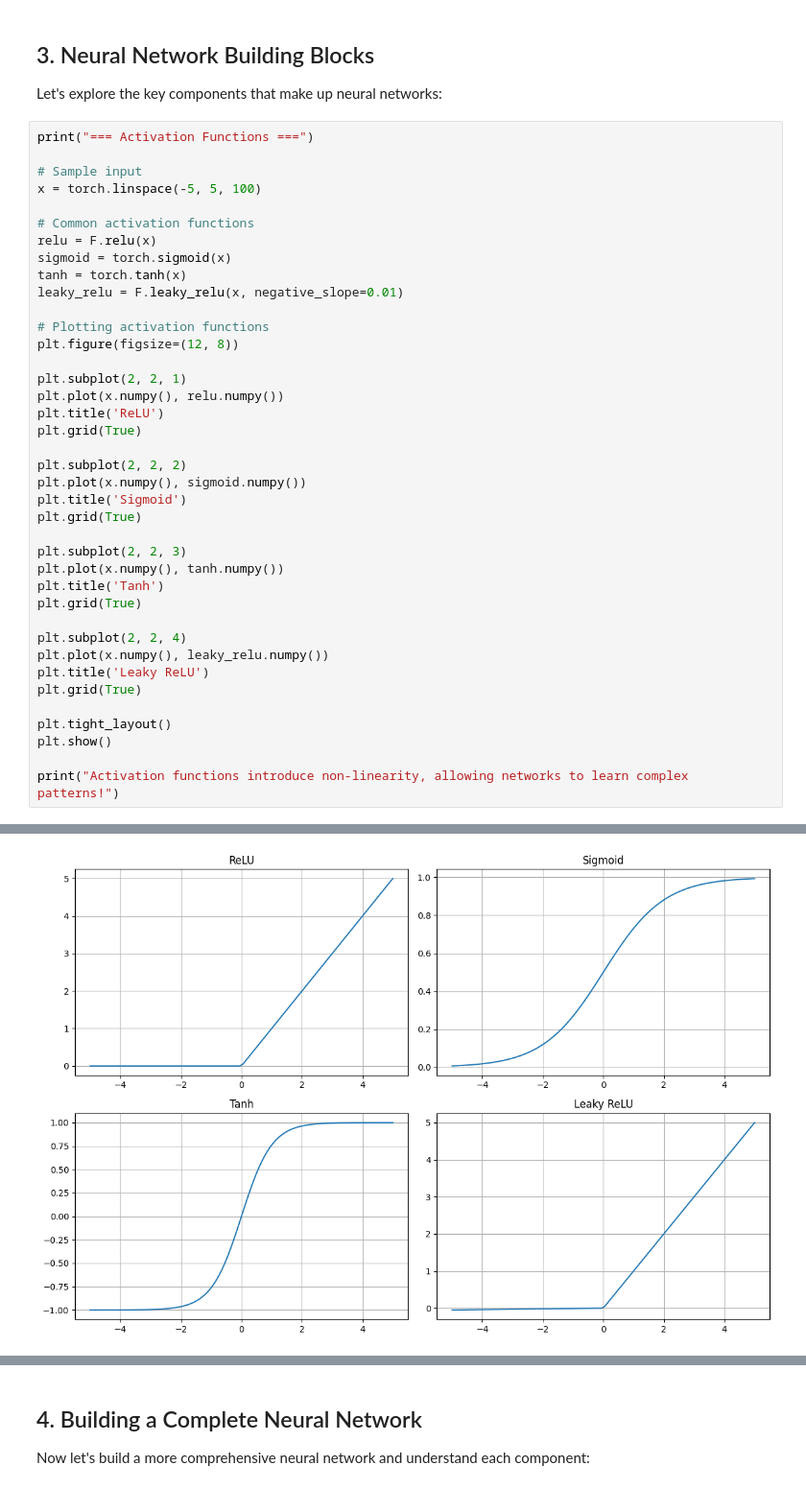
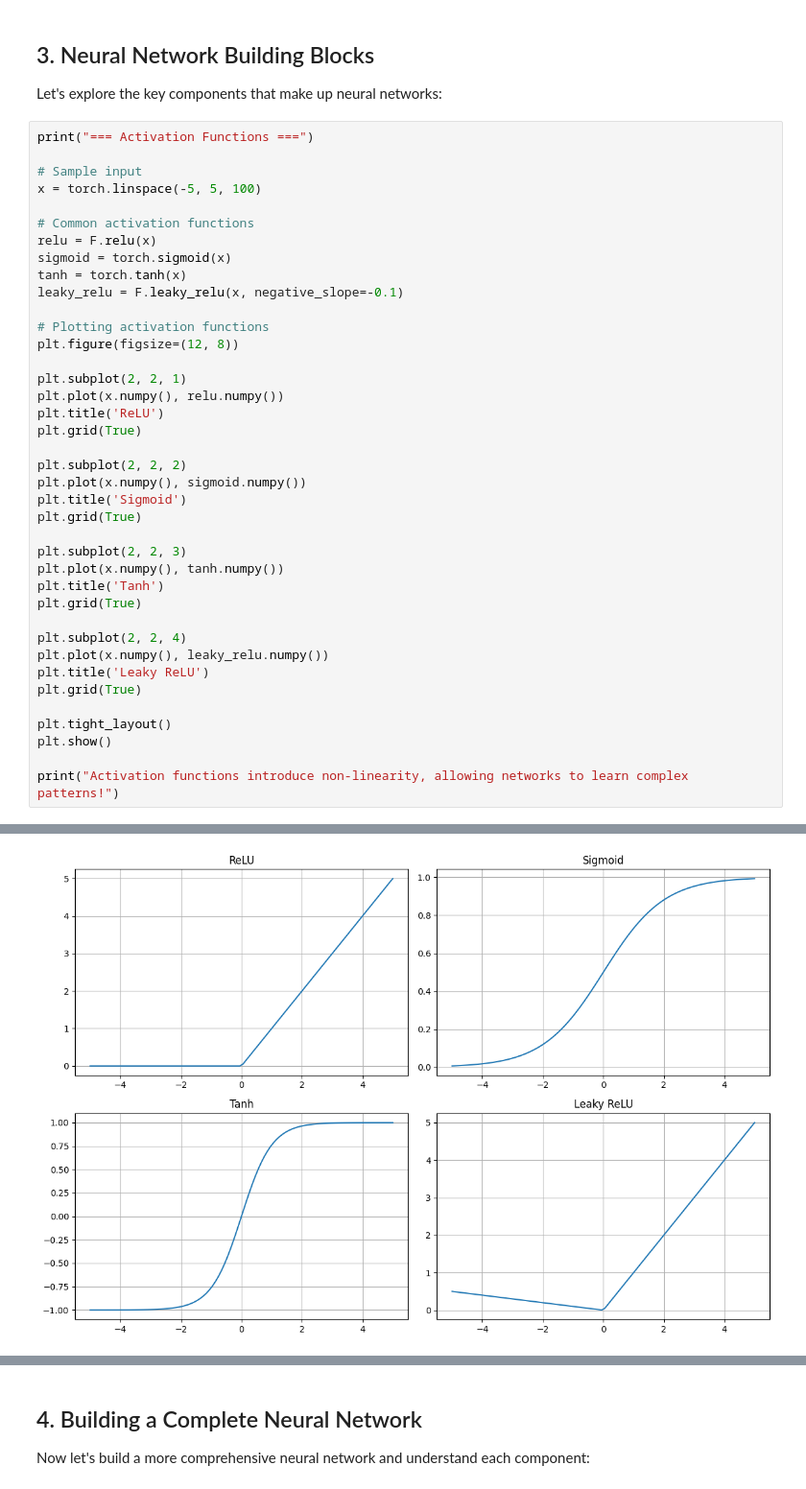
Before and after one commit to qsongatwpi/foo2, a Jupyter notebook: src/torch_nn_tutorial.ipynb, the cells around one changed output, grey strips where cells are left out. Shown: that part at 96% size. Cells and saved outputs as stored; diff of their text form.

```diff
--- a/src/torch_nn_tutorial.ipynb
+++ b/src/torch_nn_tutorial.ipynb
@@ -150,38 +150,38 @@ x = torch.linspace(-5, 5, 100)
 relu = F.relu(x)
 sigmoid = torch.sigmoid(x)
 tanh = torch.tanh(x)
-leaky_relu = F.leaky_relu(x, negative_slope=0.01)
+leaky_relu = F.leaky_relu(x, negative_slope=-0.1)
 
 # Plotting activation functions
 plt.figure(figsize=(12, 8))
 
 plt.subplot(2, 2, 1)
 plt.plot(x.numpy(), relu.numpy())
 plt.title('ReLU')
 plt.grid(True)
 
 plt.subplot(2, 2, 2)
 plt.plot(x.numpy(), sigmoid.numpy())
 plt.title('Sigmoid')
 plt.grid(True)
 
 plt.subplot(2, 2, 3)
 plt.plot(x.numpy(), tanh.numpy())
 plt.title('Tanh')
 plt.grid(True)
 
 plt.subplot(2, 2, 4)
 plt.plot(x.numpy(), leaky_relu.numpy())
 plt.title('Leaky ReLU')
 plt.grid(True)
 
 plt.tight_layout()
 plt.show()
 
 print("Activation functions introduce non-linearity, allowing networks to learn complex patterns!")
 # %% [output]
 === Activation Functions ===
-[figure, old version]
+[figure, new version]
 Activation functions introduce non-linearity, allowing networks to learn complex patterns!
 # %%
 print("=== Linear Layers (Fully Connected) ===")
```
Also changed, not shown: parts of 2 cells of this notebook, 12 other files.
